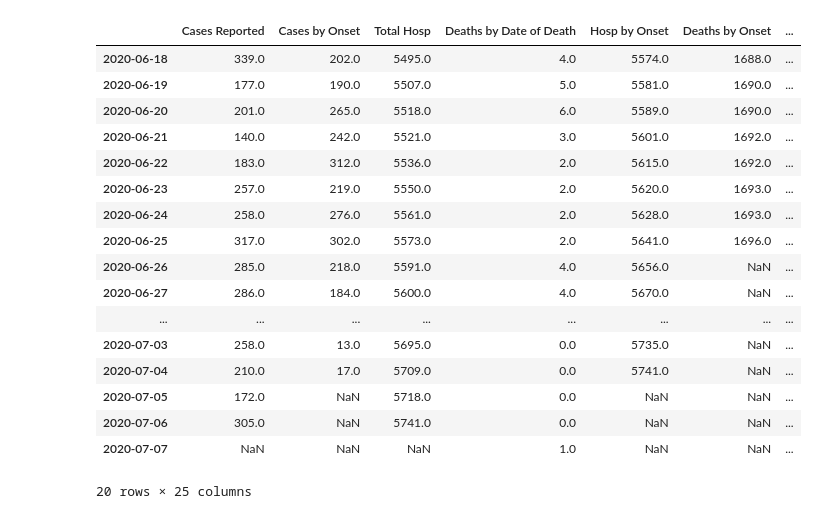
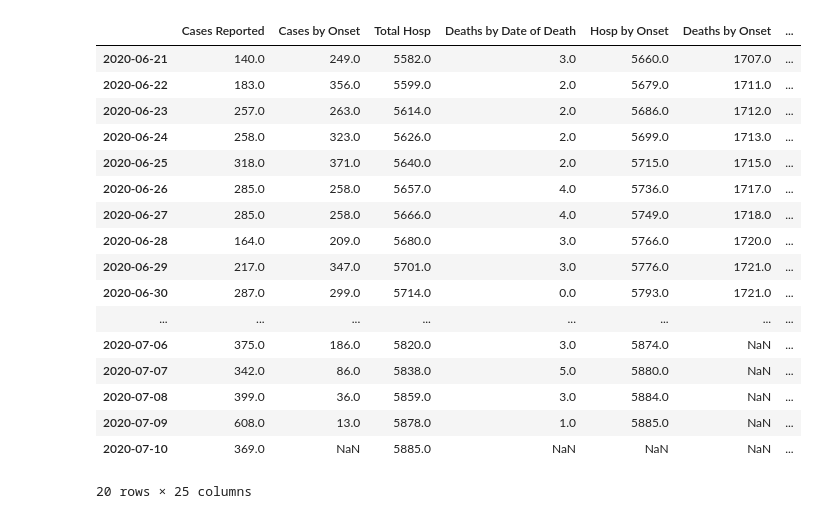
Before and after one commit to mrsoltys/COVID-Vis, a Jupyter notebook: CO Covid19 Cases, Hosp, and Death plots.ipynb, the cells around one changed output. Saved outputs shown, nothing was run; the diff lists cells and outputs as text; code cells hidden in the pictures.

```diff
--- a/CO Covid19 Cases, Hosp, and Death plots.ipynb
+++ b/CO Covid19 Cases, Hosp, and Death plots.ipynb
@@ -8,7 +8,7 @@ from matplotlib.ticker import ScalarFormatter
 import numpy as np
 import datetime
 # %%
-filename=(datetime.datetime.now()-datetime.timedelta(days=0)).strftime("Case data/covid19_case_summary_%Y-%m-%d.csv")
+filename=(datetime.datetime.now()-datetime.timedelta(days=1)).strftime("Case data/covid19_case_summary_%Y-%m-%d.csv")
 
 df = pd.read_csv(filename)                                          #Load CSV
 df=df.pivot_table(index=['attribute','metric'],columns='description',values='value')  #Reshape the data
@@ -43,49 +43,49 @@ COVID.index = pd.to_datetime(COVID.index)
 COVID=COVID.sort_index()
 
 
 
 #Calculate New Columns
 COVID['7DayTests'] = COVID['Total Tests'].iloc[:].rolling(window=7).mean()
 COVID['7DayPPos']=COVID['Percent Positve'].iloc[:].rolling(window=7).mean()
 
 COVID['7DayReport'] = COVID['Cases Reported'].iloc[:].rolling(window=7).mean()                               #Calculate 7 day avg of new cases
 COVID['change in 7 day reported']=(COVID['7DayReport']-COVID['7DayReport'].shift(7))/COVID['7DayReport'].shift(7)*100
 COVID['dHosp'] = COVID['Total Hosp']-COVID['Total Hosp'].shift(1)
 COVID['7DayHosp'] = COVID['dHosp'].iloc[:].rolling(window=7).mean()
 COVID['change in 7 day Hosp']=(COVID['7DayHosp']-COVID['7DayHosp'].shift(7))/COVID['7DayHosp'].shift(7)*100
 COVID['7DayDeaths'] = COVID['Deaths by Date of Death'].iloc[:].rolling(window=7).mean()
 COVID['change in 7 day Deaths']=(COVID['7DayDeaths']-COVID['7DayDeaths'].shift(7))/COVID['7DayDeaths'].shift(7)*100
 
 #By onset
 COVID['7DayOnset'] = COVID['Cases by Onset'].iloc[:].rolling(window=7).mean()
 COVID['change in 7 day onset']=(COVID['7DayOnset']-COVID['7DayOnset'].shift(7))/COVID['7DayOnset'].shift(7)*100
 COVID['dHospOnset'] = COVID['Hosp by Onset']-COVID['Hosp by Onset'].shift(1)
 COVID['7DayHospOnset'] = COVID['dHospOnset'].iloc[:].rolling(window=7).mean()
 COVID['change in 7 day Hosp Onset']=(COVID['7DayHospOnset']-COVID['7DayHospOnset'].shift(7))/COVID['7DayHospOnset'].shift(7)*100
 
 COVID['dDeathsOnset'] = COVID['Deaths by Onset']-COVID['Deaths by Onset'].shift(1)
 COVID['7DayDeathsOnset'] = COVID['dDeathsOnset'].iloc[:].rolling(window=7).mean()
 COVID['change in 7 day Deaths Onset']=(COVID['7DayDeathsOnset']-COVID['7DayDeathsOnset'].shift(7))/COVID['7DayDeathsOnset'].shift(7)*100
 
 COVID.tail(20)
 # %% [output]
 |  | Cases Reported | Cases by Onset | Total Hosp | Deaths by Date of Death | Hosp by Onset | Deaths by Onset | ... |
-| 2020-06-18 | 339.0 | 202.0 | 5495.0 | 4.0 | 5574.0 | 1688.0 | ... |
-| 2020-06-19 | 177.0 | 190.0 | 5507.0 | 5.0 | 5581.0 | 1690.0 | ... |
-| 2020-06-20 | 201.0 | 265.0 | 5518.0 | 6.0 | 5589.0 | 1690.0 | ... |
-| 2020-06-21 | 140.0 | 242.0 | 5521.0 | 3.0 | 5601.0 | 1692.0 | ... |
-| 2020-06-22 | 183.0 | 312.0 | 5536.0 | 2.0 | 5615.0 | 1692.0 | ... |
-| 2020-06-23 | 257.0 | 219.0 | 5550.0 | 2.0 | 5620.0 | 1693.0 | ... |
-| 2020-06-24 | 258.0 | 276.0 | 5561.0 | 2.0 | 5628.0 | 1693.0 | ... |
-| 2020-06-25 | 317.0 | 302.0 | 5573.0 | 2.0 | 5641.0 | 1696.0 | ... |
-| 2020-06-26 | 285.0 | 218.0 | 5591.0 | 4.0 | 5656.0 | NaN | ... |
-| 2020-06-27 | 286.0 | 184.0 | 5600.0 | 4.0 | 5670.0 | NaN | ... |
+| 2020-06-21 | 140.0 | 249.0 | 5582.0 | 3.0 | 5660.0 | 1707.0 | ... |
+| 2020-06-22 | 183.0 | 356.0 | 5599.0 | 2.0 | 5679.0 | 1711.0 | ... |
+| 2020-06-23 | 257.0 | 263.0 | 5614.0 | 2.0 | 5686.0 | 1712.0 | ... |
+| 2020-06-24 | 258.0 | 323.0 | 5626.0 | 2.0 | 5699.0 | 1713.0 | ... |
+| 2020-06-25 | 318.0 | 371.0 | 5640.0 | 2.0 | 5715.0 | 1715.0 | ... |
+| 2020-06-26 | 285.0 | 258.0 | 5657.0 | 4.0 | 5736.0 | 1717.0 | ... |
+| 2020-06-27 | 285.0 | 258.0 | 5666.0 | 4.0 | 5749.0 | 1718.0 | ... |
+| 2020-06-28 | 164.0 | 209.0 | 5680.0 | 3.0 | 5766.0 | 1720.0 | ... |
+| 2020-06-29 | 217.0 | 347.0 | 5701.0 | 3.0 | 5776.0 | 1721.0 | ... |
+| 2020-06-30 | 287.0 | 299.0 | 5714.0 | 0.0 | 5793.0 | 1721.0 | ... |
 | ... | ... | ... | ... | ... | ... | ... | ... |
-| 2020-07-03 | 258.0 | 13.0 | 5695.0 | 0.0 | 5735.0 | NaN | ... |
-| 2020-07-04 | 210.0 | 17.0 | 5709.0 | 0.0 | 5741.0 | NaN | ... |
-| 2020-07-05 | 172.0 | NaN | 5718.0 | 0.0 | NaN | NaN | ... |
-| 2020-07-06 | 305.0 | NaN | 5741.0 | 0.0 | NaN | NaN | ... |
-| 2020-07-07 | NaN | NaN | NaN | 1.0 | NaN | NaN | ... |
+| 2020-07-06 | 375.0 | 186.0 | 5820.0 | 3.0 | 5874.0 | NaN | ... |
+| 2020-07-07 | 342.0 | 86.0 | 5838.0 | 5.0 | 5880.0 | NaN | ... |
+| 2020-07-08 | 399.0 | 36.0 | 5859.0 | 3.0 | 5884.0 | NaN | ... |
+| 2020-07-09 | 608.0 | 13.0 | 5878.0 | 1.0 | 5885.0 | NaN | ... |
+| 2020-07-10 | 369.0 | NaN | 5885.0 | NaN | NaN | NaN | ... |
 20 rows × 25 columns
 # %%
 plt.rcParams['figure.figsize'] = [40/2.54, 20/2.54]
```
Also changed, not shown: parts of 2 cells of this notebook, 7 other files.
